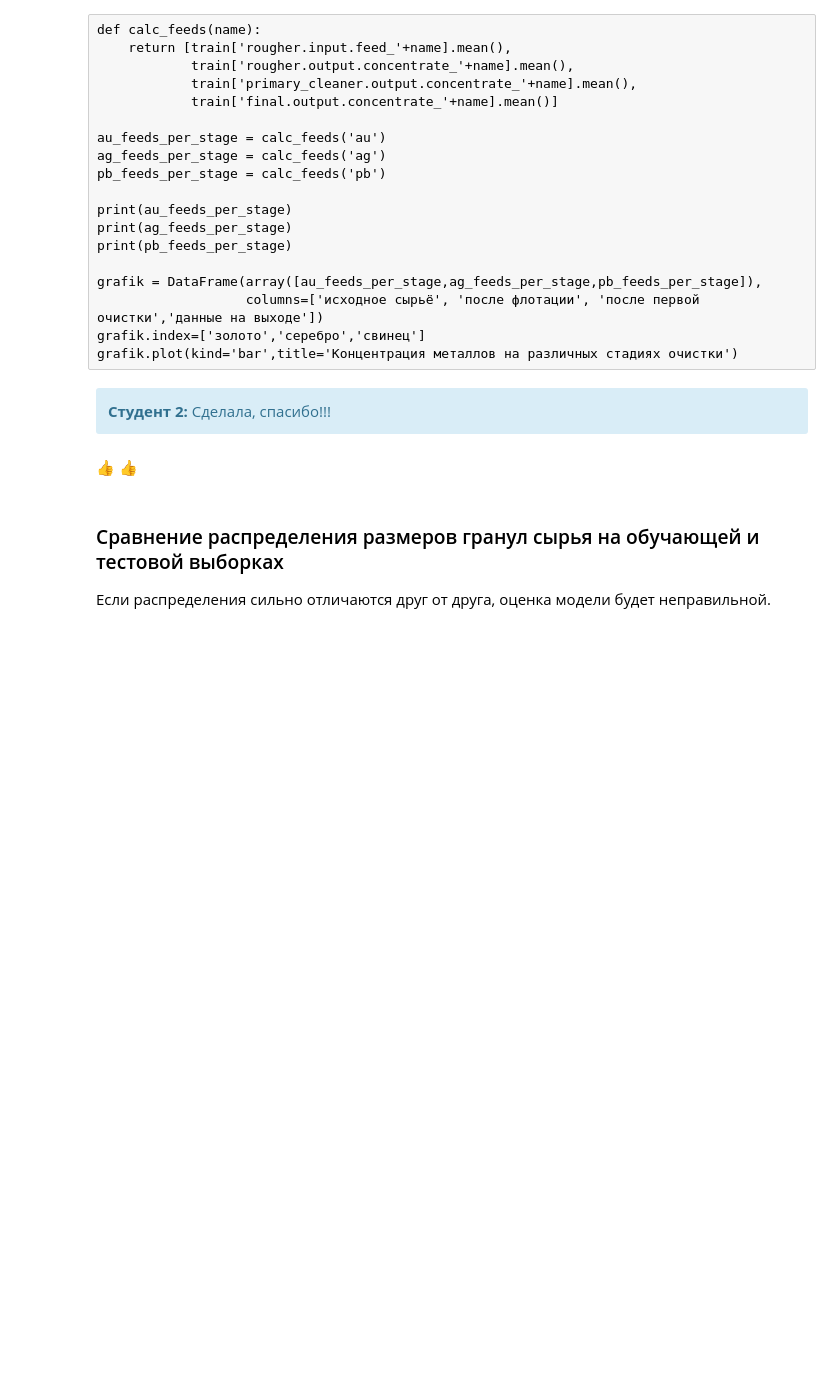
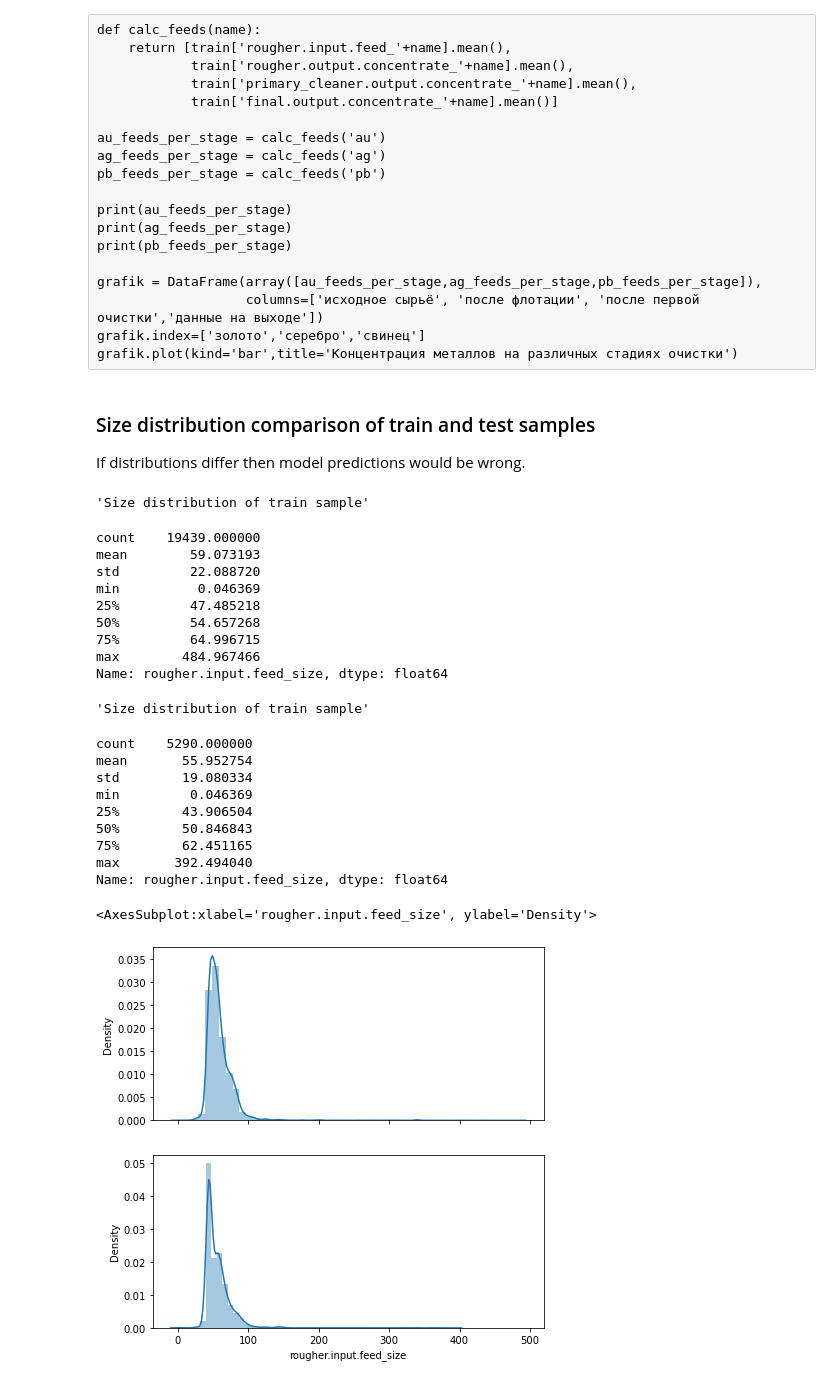
Before and after one commit to EDPolezh/DS_Portfolio, a Jupyter notebook: Industry_Gold/Project_Gold.ipynb, the cells around one changed output. Saved outputs shown, nothing was run; the diff lists cells and outputs as text; code cells hidden in the pictures; blank space fills up the shorter version.

```diff
--- a/Industry_Gold/Project_Gold.ipynb
+++ b/Industry_Gold/Project_Gold.ipynb
@@ -462,0 +74,6 @@ df_tails_t.plot(kind='bar',title='Концентрация металлов на
+# %%
+# Test sample
+df_test = pd.read_csv('datasets/gold_recovery_test.csv')
+display(df_test.describe())
+df_test.info()
+display(df_test.head())
@@ -479,27 +393,44 @@ grafik = DataFrame(array([au_feeds_per_stage,ag_feeds_per_stage,pb_feeds_per_sta
                    columns=['исходное сырьё', 'после флотации', 'после первой очистки','данные на выходе'])
 grafik.index=['золото','серебро','свинец']
 grafik.plot(kind='bar',title='Концентрация металлов на различных стадиях очистки')
-# %% [markdown]
-<div class="alert alert-block alert-info">
-<b>Студент 2: </b> Сделала, спасибо!!!
-</div>
-# %% [markdown]
-👍 👍
-# %% [markdown]
-### Сравнение распределения размеров гранул сырья на обучающей и тестовой выборках
-
-Если распределения сильно отличаются друг от друга, оценка модели будет неправильной.
+# %% [markdown]
+### Size distribution comparison of train and test samples
+
+If distributions differ then model predictions would be wrong.
 # %%
 df_feedsize_train = df_train['rougher.input.feed_size']
 df_feedsize_test = df_test['rougher.input.feed_size']
 
 
 f, (ax1, ax2) = plt.subplots(2, 1, figsize=(7, 7), sharex=True)
-display('Распределение размеров гранул в тренировочной выборке', df_feedsize_train.describe())
+display('Size distribution of train sample', df_feedsize_train.describe())
 sns.distplot(df_feedsize_train, ax=ax1)
 
-display('Распределение размеров гранул в тестовой выборке', df_feedsize_test.describe())
+display('Size distribution of train sample', df_feedsize_test.describe())
 sns.distplot(df_feedsize_test, ax=ax2)
+# %% [output]
+'Size distribution of train sample'
+count    19439.000000
+mean        59.073193
+std         22.088720
+min          0.046369
+25%         47.485218
+50%         54.657268
+75%         64.996715
+max        484.967466
+Name: rougher.input.feed_size, dtype: float64
+'Size distribution of train sample'
+count    5290.000000
+mean       55.952754
+std        19.080334
+min         0.046369
+25%        43.906504
+50%        50.846843
+75%        62.451165
+max       392.494040
+Name: rougher.input.feed_size, dtype: float64
+<AxesSubplot:xlabel='rougher.input.feed_size', ylabel='Density'>
+[figure, added]
 # %%
 # Сравним распределние с помощью теста Стьюдента
 
```
Also changed, not shown: parts of 183 cells of this notebook, 2 other files.
